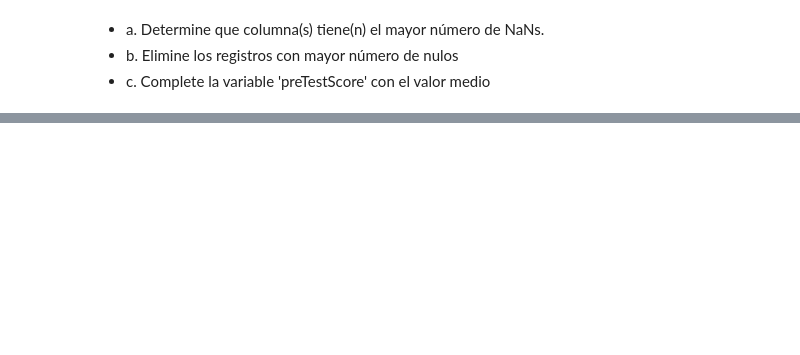
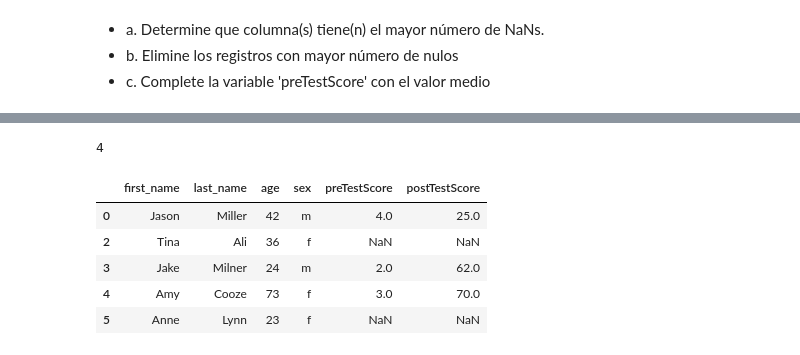
Before and after one commit to cgrandet/CIDE_DS, a Jupyter notebook: Clases/cideds_3a_pandas.ipynb, the cells around one changed output, grey strips where cells are left out. Cells and saved outputs as stored; diff of their text form; code cells hidden in the pictures; blank space fills up the shorter version.

```diff
--- a/Clases/cideds_3a_pandas.ipynb
+++ b/Clases/cideds_3a_pandas.ipynb
@@ -930,0 +1014,15 @@ df
+# %%
+max_na = df.isnull().sum(axis = 1).max()
+# %%
+max_na
+# %% [output]
+4
+# %%
+df.dropna(axis = 0, thresh = max_na)
+# %% [output]
+|  | first_name | last_name | age | sex | preTestScore | postTestScore |
+| 0 | Jason | Miller | 42 | m | 4.0 | 25.0 |
+| 2 | Tina | Ali | 36 | f | NaN | NaN |
+| 3 | Jake | Milner | 24 | m | 2.0 | 62.0 |
+| 4 | Amy | Cooze | 73 | f | 3.0 | 70.0 |
+| 5 | Anne | Lynn | 23 | f | NaN | NaN |
```
Also changed, not shown: parts of 32 cells of this notebook, 1 other file.
